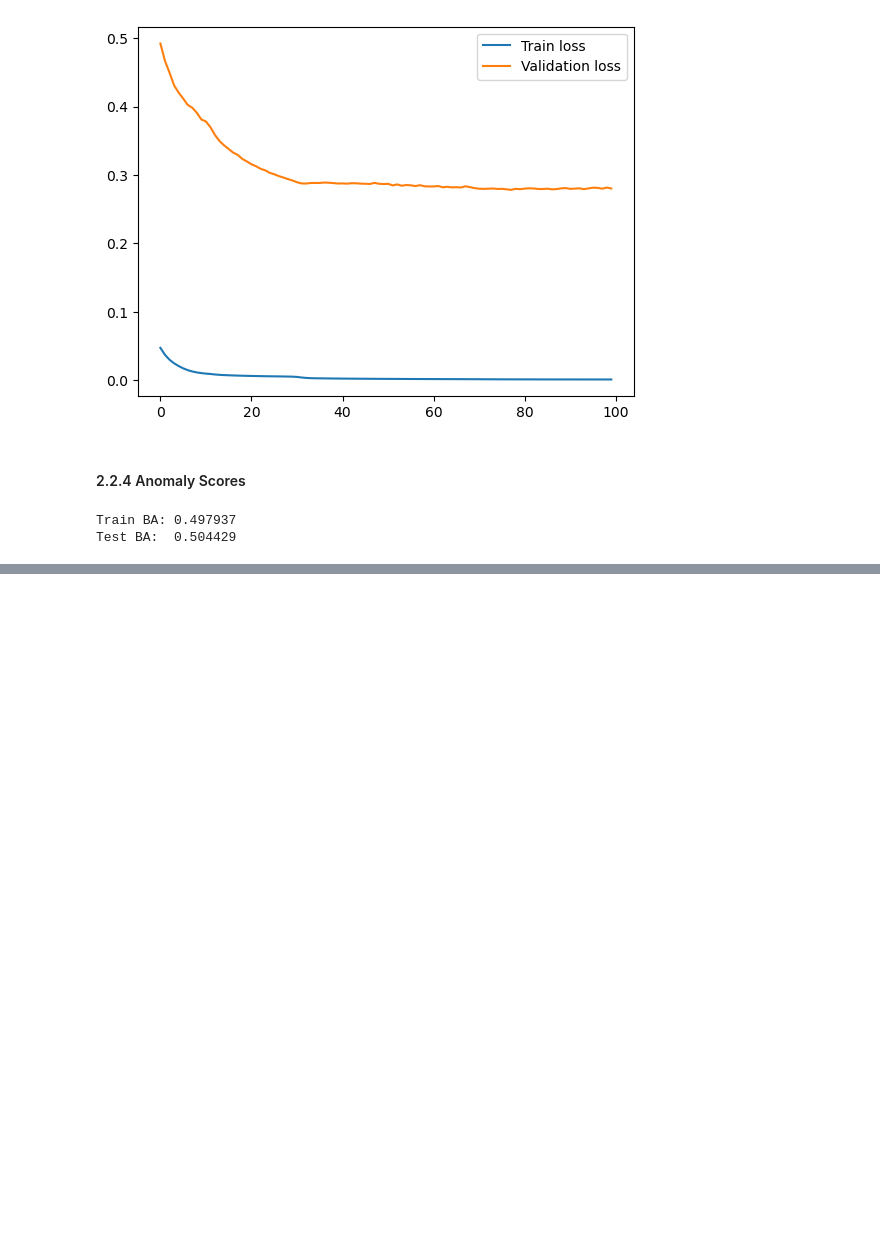
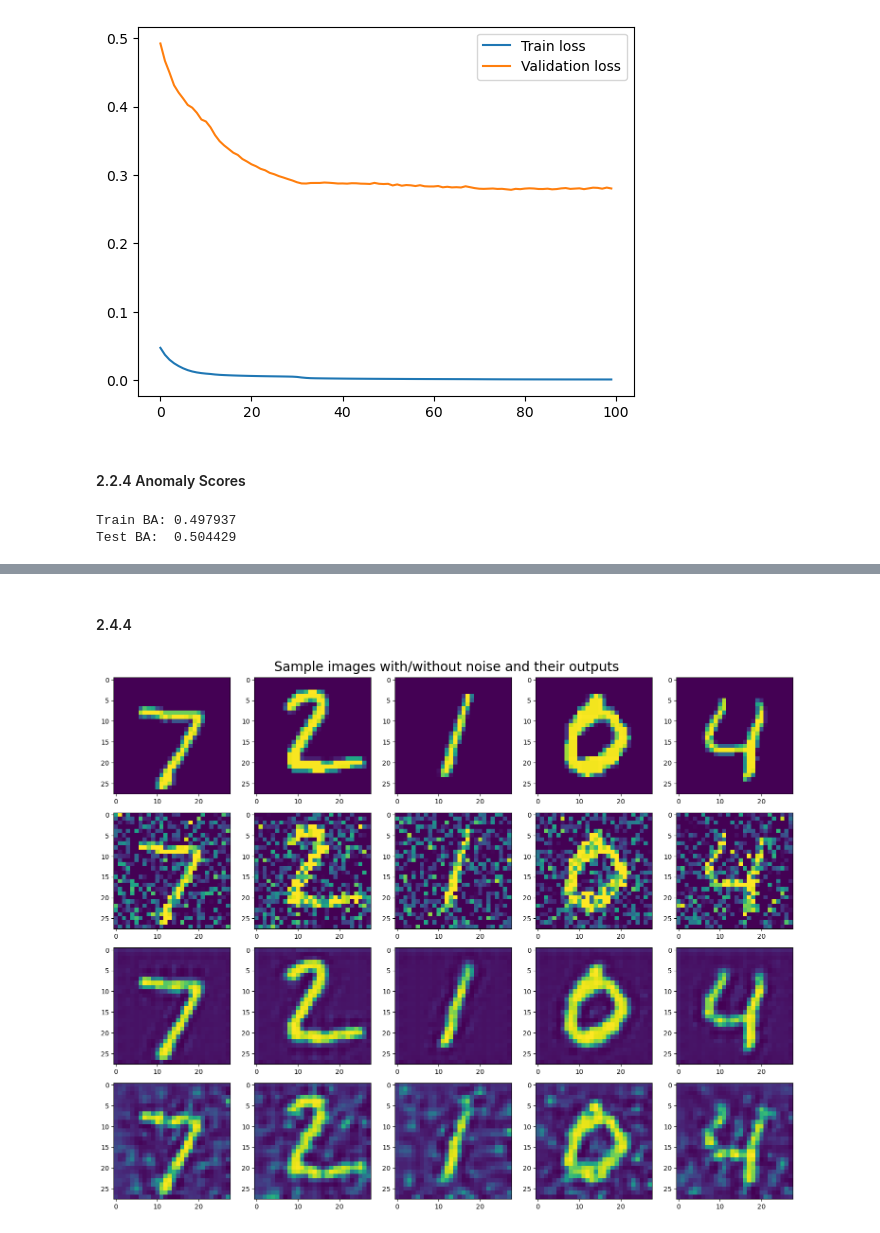
Before and after one commit to popastefan10/AnomalyDetectionLab, a Jupyter notebook: Lab 5/main.ipynb, the cells around one changed output, grey strips where cells are left out. Drawn from its saved outputs; the diff is of its cells as text; code cells hidden in the pictures; blank space fills up the shorter version.

```diff
--- a/Lab 5/main.ipynb
+++ b/Lab 5/main.ipynb
@@ -303,0 +417,22 @@ Test BA:  0.504429
+# %% [markdown]
+#### 2.4.4
+# %%
+images = X_test[:5][..., tf.newaxis]
+images_noise = X_test_noise[:5]
+outs = autoencoder(images)
+outs_noise = autoencoder(images_noise)
+fig, axarr = plt.subplots(4, 5, figsize=(15, 12))
+for ax, im in zip(axarr[0], images):
+    ax.imshow(im)
+for ax, im in zip(axarr[1], images_noise):
+    ax.imshow(im)
+for ax, im in zip(axarr[2], outs):
+    ax.imshow(im)
+for ax, im in zip(axarr[3], outs_noise):
+    ax.imshow(im)
+plt.suptitle("Sample images with/without noise and their outputs", size=20)
+plt.tight_layout()
+plt.savefig("plots/2.4.4 Sample Images.png")
+plt.show()
+# %% [output]
+[figure, added]
```
Also changed, not shown: parts of 12 cells of this notebook, 3 other files.
